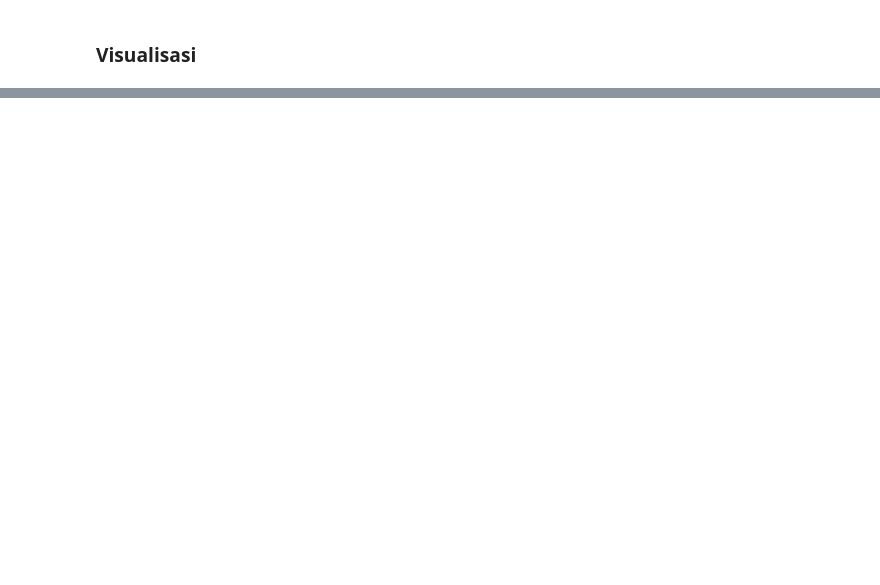
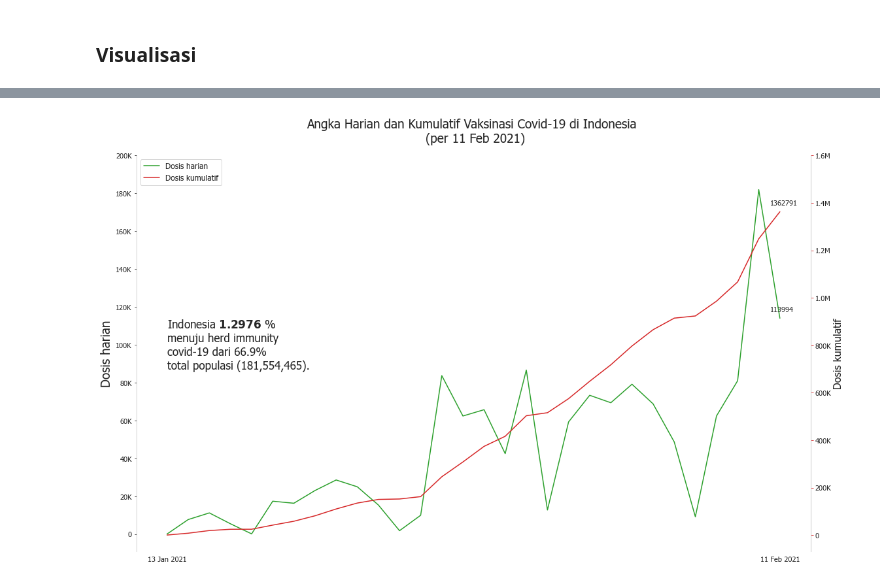
Before and after one commit to imfery/covid-19-viz, a Jupyter notebook: Covid-19 Visualization.ipynb, the cells around one changed output, grey strips where cells are left out. Drawn from its saved outputs; the diff is of its cells as text; code cells hidden in the pictures; blank space fills up the shorter version.

```diff
--- a/Covid-19 Visualization.ipynb
+++ b/Covid-19 Visualization.ipynb
@@ -224,2 +241,7 @@ stats.head(2)
+# %%
+# https://menujuherdimmunity.id/
+
+mhi = round((stats['Sembuh'][-1] + (vaccinated['Dosis pertama'].values[-1]+\
+                                    vaccinated['Dosis kedua'].values[-1]))/181554465*100,4)
 # %% [markdown]
 ### Visualisasi
@@ -271,0 +342,88 @@ plt.show()
+# %%
+fig, ax1 = plt.subplots(figsize=(15,9))
+fig.tight_layout()
+color = 'tab:green'
+
+ax1.set_ylabel('Dosis harian', fontsize=19)
+ax1 = sns.lineplot(x=vaccinated.index, y='Dosis harian', data = vaccinated, color=color,\
+                  label='Dosis harian', legend=None)
+ax1.tick_params(axis='y')
+
+yticks = np.arange(0,np.ceil(max(vaccinated['Dosis harian']))+30000,20000)
+yticklabels =[]
+for number in yticks:
+    if number > 1000000:
+        numbertext = str(int(number//1000000))+'.'+str(int((number%1000000)/100000))+"M"
+        yticklabels2.append(numbertext)
+    elif number > 1000:
+        numbertext = str(int(number/1000))+"K"
+        yticklabels.append(numbertext)
+    else:
+        numbertext = str(int(number))
+        yticklabels.append(numbertext)
+
+ax1.set_yticks(yticks)
+ax1.set_yticklabels(yticklabels, fontsize=11)
+ax1.set_xlabel('')
+ax1.grid(False)
+ax1.annotate(vaccinated['Dosis harian'].values[-1],\
+             (vaccinated.index[-1],vaccinated['Dosis harian'].values[-1]),\
+             xytext=(-15, 10), textcoords='offset points', fontsize=11)
+
+#specify we want to share the same x-axis
+ax2 = ax1.twinx()
+color = 'tab:red'
+#line plot creation
+ax2.set_ylabel('Dosis kumulatif', fontsize=16)
+ax2 = sns.lineplot(x=vaccinated.index, y='Dosis kumulatif', data = vaccinated, sort=False, color=color,\
+                  label='Dosis kumulatif', legend=None)
+ax2.tick_params(axis='y', color=color)
+
+yticks2 = np.arange(0,np.ceil(max(vaccinated['Dosis kumulatif']))+300000,200000)
+yticklabels2 =[]
+for number in yticks2:
+    if number >= 1000000:
+        numbertext = str(int(number//1000000))+'.'+str(int((number%1000000)/100000))+"M"
+        yticklabels2.append(numbertext)
+    elif number > 1000:
+        numbertext = str(int(number/1000))+"K"
+        yticklabels2.append(numbertext)
+    else:
+        numbertext = str(int(number))
+        yticklabels2.append(numbertext)
+
+ax2.set_yticks(yticks2)
+ax2.set_yticklabels(yticklabels2, fontsize=11)
+ax2.grid(False)
+ax2.annotate(vaccinated['Dosis kumulatif'].values[-1], (vaccinated.index[-1],vaccinated['Dosis kumulatif'].values[-1]),\
+             xytext=(-15, 10), textcoords='offset points', fontsize=11)
+
+for axs in (ax1, ax2):
+    axs.set_xticks([min(vaccinated.index), max(vaccinated.index)])
+    axs.set_xticklabels([min(vaccinated.index).to_pydatetime().strftime("%d %b %Y"),\
+                         max(vaccinated.index).to_pydatetime().strftime("%d %b %Y")], fontsize=11)
+
+plt.annotate("Indonesia " +r"$\bf{" + str(mhi) + "}$"+' % \nmenuju herd immunity\ncovid-19 dari 66.9% \n\
+total populasi (181,554,465).',\
+             (vaccinated.index[0],700000), xytext=(0,0), textcoords='offset points', fontsize=17)
+plt.title("Angka Harian dan Kumulatif Vaksinasi Covid-19 di Indonesia \n (per "+\
+          max(stats.index).to_pydatetime().strftime("%d %b %Y")+")",\
+          fontsize=19, pad=20, loc='center')
+
+lines_1, labels_1 = ax1.get_legend_handles_labels()
+lines_2, labels_2 = ax2.get_legend_handles_labels()
+
+lines = lines_1 + lines_2
+labels = labels_1 + labels_2
+
+axs = (ax1,ax2)
+spines = ('top', 'bottom')
+for ax in axs:
+    for spine in spines:
+        ax.spines[spine].set_visible(False)
+
+ax2.legend(lines, labels, loc='upper left', fontsize=12)
+
+plt.show()
+# %% [output]
+[figure, added]
```
Also changed, not shown: parts of 24 cells of this notebook.
